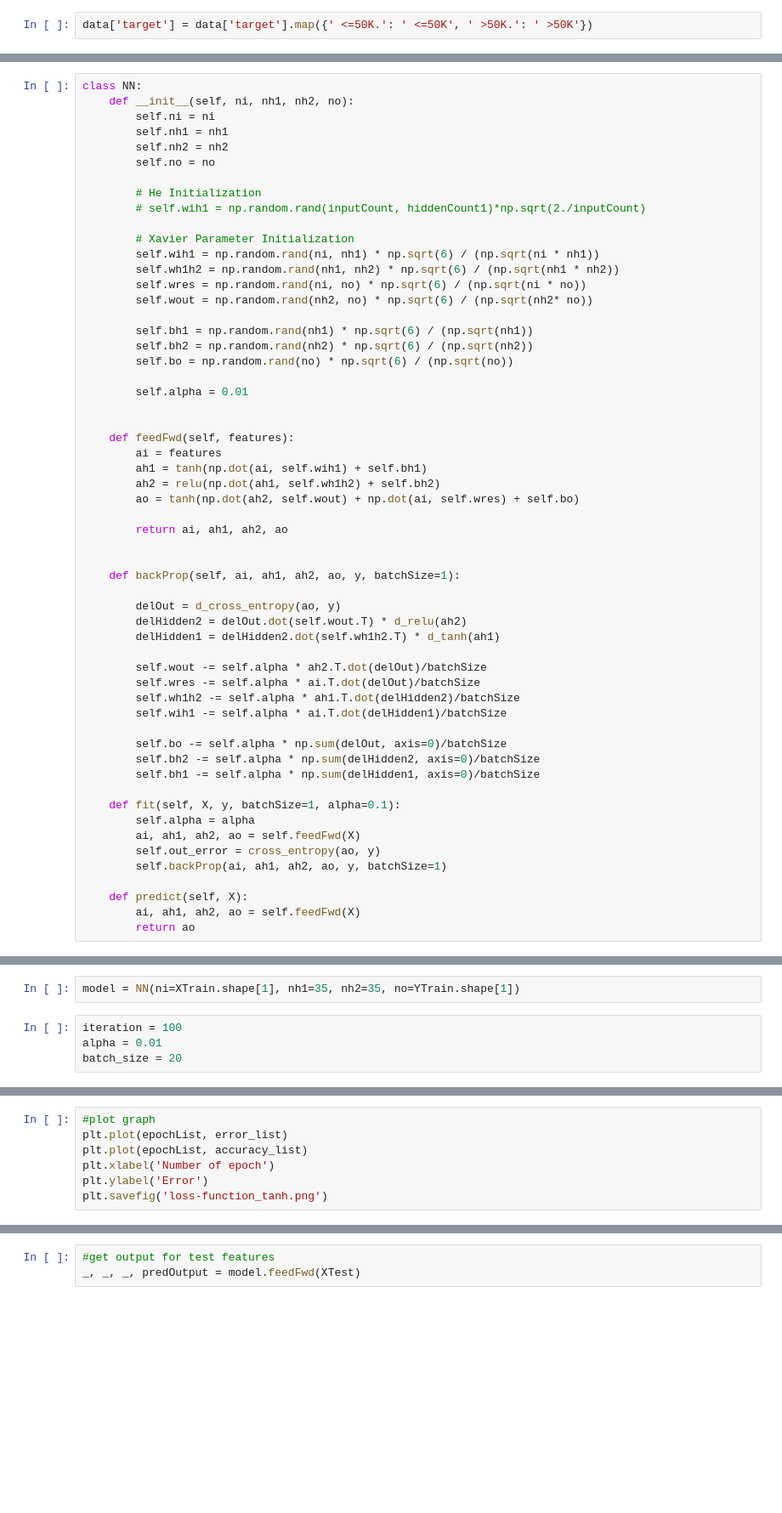
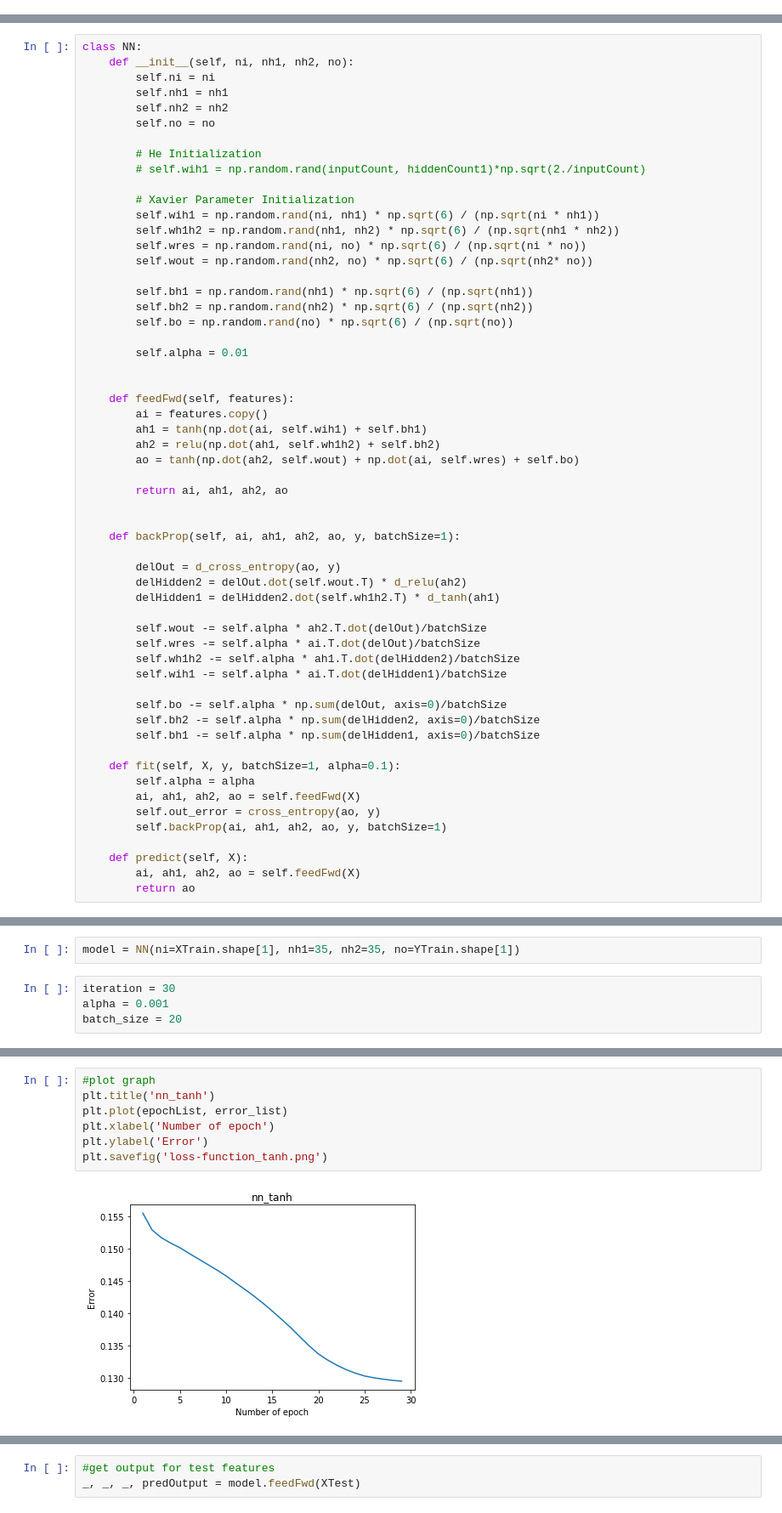
Before and after one commit to arxitekton/DL, a Jupyter notebook: final_project_v4_tanh.ipynb, the cells around one changed output, grey strips where cells are left out. Shown: that part at 85% size. Saved outputs shown, nothing was run; the diff lists cells and outputs as text; blank space fills up the shorter version.

```diff
--- a/final_project_v4_tanh.ipynb
+++ b/final_project_v4_tanh.ipynb
@@ -114,5 +91,3 @@ array([' <=50K', ' >50K', ' <=50K.', ' >50K.'], dtype=object)
-# %%
-data['target'] = data['target'].map({' <=50K.': ' <=50K', ' >50K.': ' >50K'})
 # %%
 # drop useless categorical column
 data.drop(catFeatures, axis=1,inplace=True)
@@ -239,7 +214,7 @@ class NN:
 
 
     def feedFwd(self, features):
-        ai = features
+        ai = features.copy()
         ah1 = tanh(np.dot(ai, self.wih1) + self.bh1)
         ah2 = relu(np.dot(ah1, self.wh1h2) + self.bh2)
         ao = tanh(np.dot(ah2, self.wout) + np.dot(ai, self.wres) + self.bo)
@@ -328,8 +303,8 @@ def train(model, X, Y, iteration=1000, alpha=0.001, batchSize=1, beta=0.099, dec
 # %%
 model = NN(ni=XTrain.shape[1], nh1=35, nh2=35, no=YTrain.shape[1])
 # %%
-iteration = 100
-alpha = 0.01
+iteration = 30
+alpha = 0.001
 batch_size = 20
 # %%
 epochList, error_list,  accuracy_list = train(model, XTrain, YTrain, iteration=iteration, alpha=alpha, batchSize=batch_size, beta=0.099, decayRate=0.0005)
@@ -354,7 +329,9 @@ Epoch : 36 , Error : 0.20597702911132293 , alpha : 0.007182105328987727
 # %%
 #plot graph
+plt.title('nn_tanh')
 plt.plot(epochList, error_list)
-plt.plot(epochList, accuracy_list)
 plt.xlabel('Number of epoch')
 plt.ylabel('Error')
 plt.savefig('loss-function_tanh.png')
+# %% [output]
+[figure, added]
```
Also changed, not shown: parts of 20 cells of this notebook, 2 other files.
